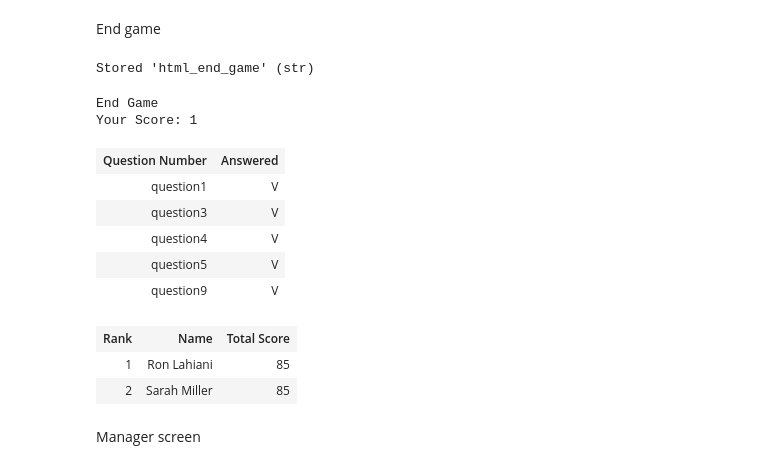
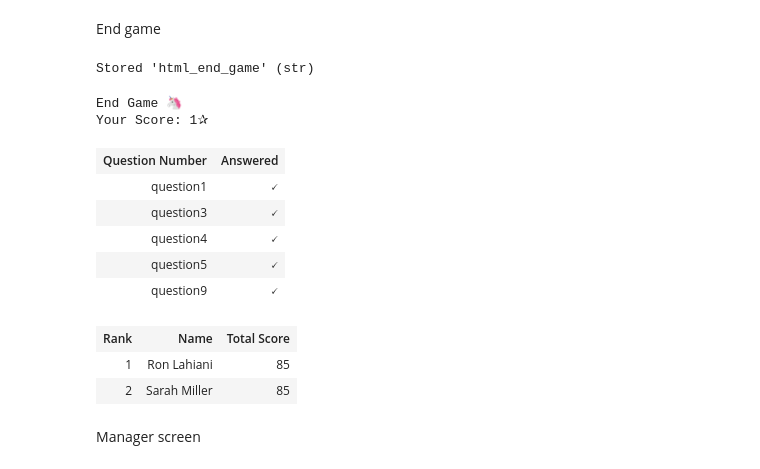
Before and after one commit to netaamz/python-quiz-google-colab, a Jupyter notebook: pythongame.ipynb, the cells around one changed output. Cells and saved outputs as stored; diff of their text form; code cells hidden in the pictures.

```diff
--- a/pythongame.ipynb
+++ b/pythongame.ipynb
@@ -493,7 +493,7 @@ table_html2 = f'''
         <th>Question Number</th>
         <th>Answered</th>
     </tr>
-    {''.join(f'<tr><td>{item[0]}</td><td>{"V" if item[1] else "X"}</td></tr>' for item in list_of_history.items())}
+    {''.join(f'<tr><td>{item[0]}</td><td>{"🗸" if item[1] else "𐄂"}</td></tr>' for item in list_of_history.items())}
 </table>
 '''
 
@@ -598,9 +598,9 @@ html_end_game = f'''
 </head>
 <body class="body" style="{bodyCSS}">
     <div class="container">
-        <h1 class="tracking-in-expand" style="{h1CSS}">End Game</h1>
+        <h1 class="tracking-in-expand" style="{h1CSS}">End Game 🦄</h1>
 
-        <div class="user-score-label">Your Score: {score}</div>
+        <div class="user-score-label">Your Score: {score}✰</div>
         <div class="tab-container">
             <button class="tab" onclick="openTab(event, 'Table1')">Game review</button>
             <button class="tab" onclick="openTab(event, 'Table2')">Leaderboard</button>
@@ -622,40 +622,40 @@ html_end_game = f'''
 
         <button class="play-again-button" style="{buttonCSS}" onmouseover="this.style.backgroundColor='#3e8e41'" onmouseout="this.style.backgroundColor='#4CAF50'" onclick="openQuestions()">Play Again</button>
         <button class="return-home-button" style="{buttonCSS}; background-color: red;" onmouseover="this.style.backgroundColor='#FF4500'" onmouseout="this.style.backgroundColor='red'" onclick="openMainScreen()">Return Home</button>
     </div>
 </body>
 </html>
 '''
 def openQuiz():
     global numOfQuestion
     global score
     numOfQuestion=0
     score=0
     if(numOfQuestion < len(questions)-1):
         numOfQuestion += 1
         displayQuestion(numOfQuestion, questions[numOfQuestion], score)
 
 def mainScreen():
   clear_output()
   display(IPython.display.HTML(html_mainScreen))
 
 
 google.colab.output.register_callback('handle_return_to_main_screen', mainScreen)
 
 google.colab.output.register_callback('handle_quiz', openQuiz)
 
 %store html_end_game
 display(IPython.display.HTML(html_end_game))
 # %% [output]
 Stored 'html_end_game' (str)
-End Game
-Your Score: 1
+End Game 🦄
+Your Score: 1✰
 | Question Number | Answered |
-| question1 | V |
-| question3 | V |
-| question4 | V |
-| question5 | V |
-| question9 | V |
+| question1 | 🗸 |
+| question3 | 🗸 |
+| question4 | 🗸 |
+| question5 | 🗸 |
+| question9 | 🗸 |
 | Rank | Name | Total Score |
 | 1 | Ron Lahiani | 85 |
 | 2 | Sarah Miller | 85 |
```
